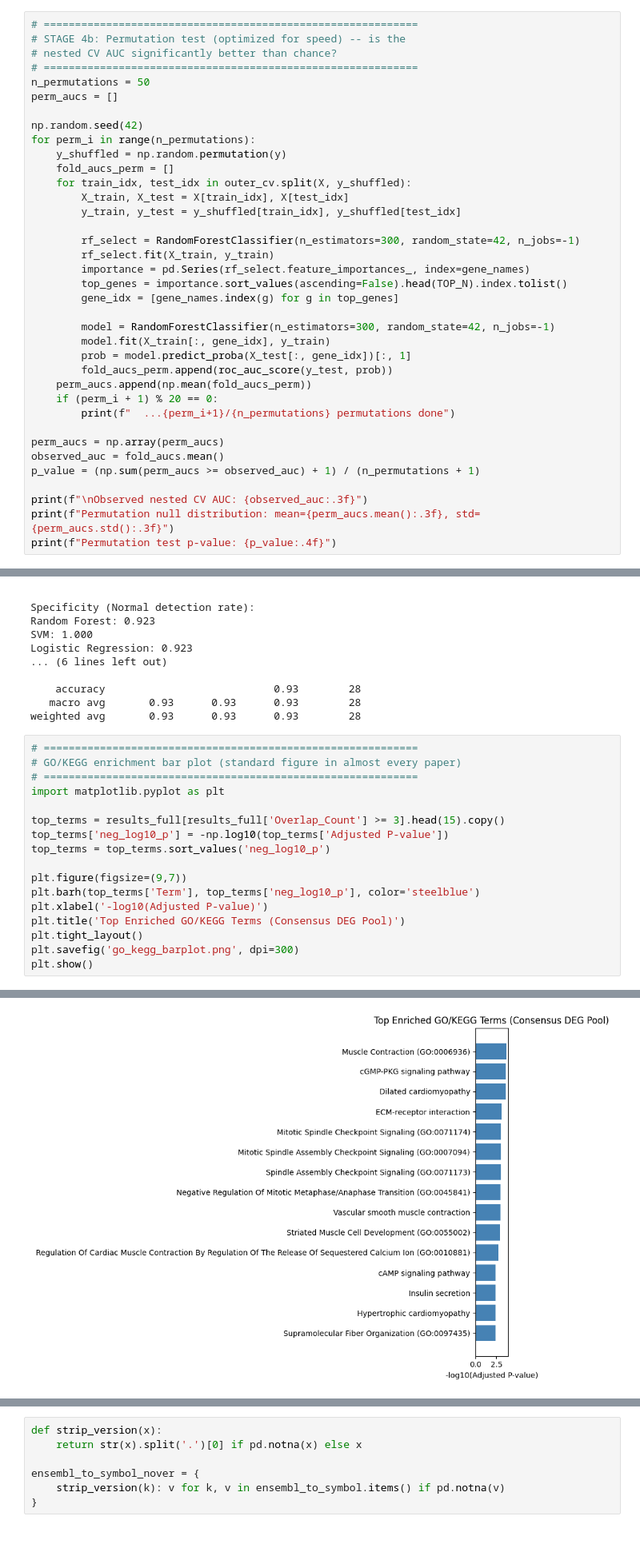
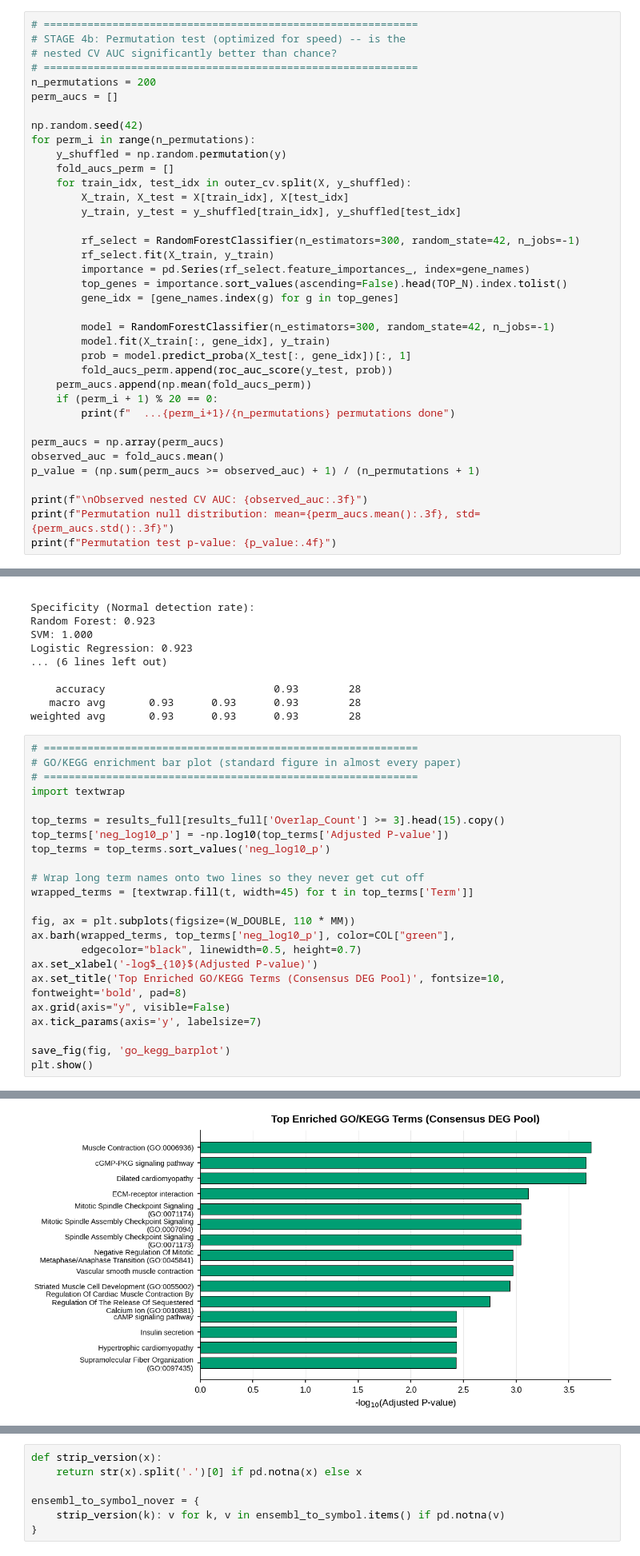
Before and after one commit to DhimanTarafdar/gallbladder_cancer_research, a Jupyter notebook: Gallbladder_Cancer_Biomarker_Pipeline.ipynb, the cells around one changed output, grey strips where cells are left out. Shown at 80% size. Saved outputs shown, nothing was run; the diff lists cells and outputs as text.

```diff
--- a/Gallbladder_Cancer_Biomarker_Pipeline.ipynb
+++ b/Gallbladder_Cancer_Biomarker_Pipeline.ipynb
@@ -346,7 +435,7 @@ plt.show()
 # STAGE 4b: Permutation test (optimized for speed) -- is the
 # nested CV AUC significantly better than chance?
 # ============================================================
-n_permutations = 50
+n_permutations = 200
 perm_aucs = []
 
 np.random.seed(42)
@@ -965,17 +1256,23 @@ weighted avg       0.93      0.93      0.93        28
 # ============================================================
 # GO/KEGG enrichment bar plot (standard figure in almost every paper)
 # ============================================================
-import matplotlib.pyplot as plt
+import textwrap
 
 top_terms = results_full[results_full['Overlap_Count'] >= 3].head(15).copy()
 top_terms['neg_log10_p'] = -np.log10(top_terms['Adjusted P-value'])
 top_terms = top_terms.sort_values('neg_log10_p')
 
-plt.figure(figsize=(9,7))
-plt.barh(top_terms['Term'], top_terms['neg_log10_p'], color='steelblue')
-plt.xlabel('-log10(Adjusted P-value)')
-plt.title('Top Enriched GO/KEGG Terms (Consensus DEG Pool)')
-plt.tight_layout()
-plt.savefig('go_kegg_barplot.png', dpi=300)
+# Wrap long term names onto two lines so they never get cut off
+wrapped_terms = [textwrap.fill(t, width=45) for t in top_terms['Term']]
+
+fig, ax = plt.subplots(figsize=(W_DOUBLE, 110 * MM))
+ax.barh(wrapped_terms, top_terms['neg_log10_p'], color=COL["green"],
+        edgecolor="black", linewidth=0.5, height=0.7)
+ax.set_xlabel('-log$_{10}$(Adjusted P-value)')
+ax.set_title('Top Enriched GO/KEGG Terms (Consensus DEG Pool)', fontsize=10, fontweight='bold', pad=8)
+ax.grid(axis="y", visible=False)
+ax.tick_params(axis='y', labelsize=7)
+
+save_fig(fig, 'go_kegg_barplot')
 plt.show()
 # %% [output]
@@ -982,4 +1280,4 @@ plt.show()
-[figure, old version]
+[figure, new version]
 # %%
 # ============================================================
 # Heatmap of final panel gene expression across all discovery samples
```
Also changed, not shown: parts of 26 cells of this notebook.
